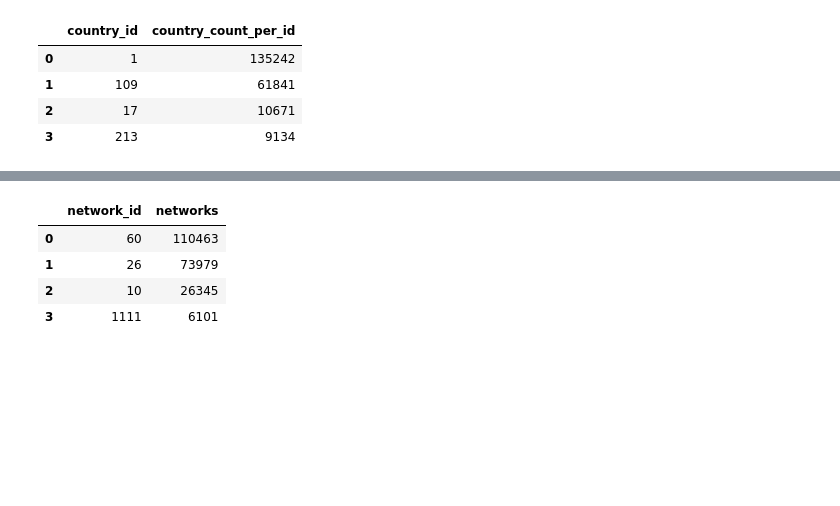
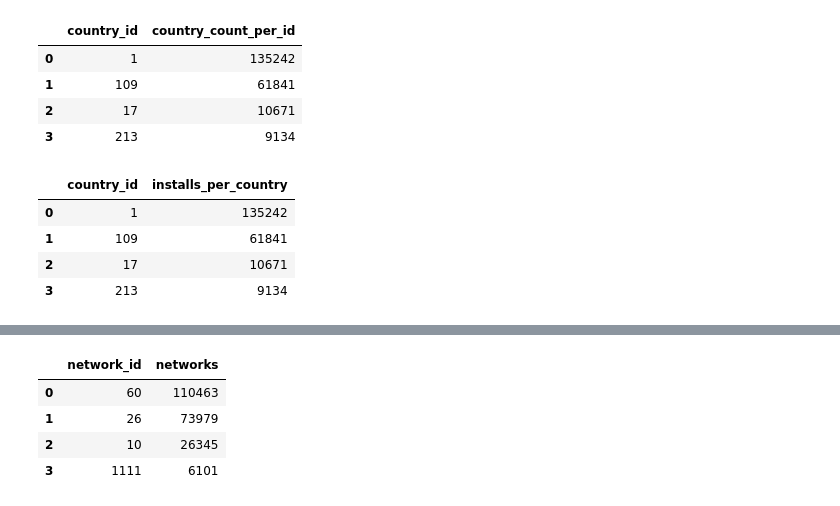
Before and after one commit to roshaan7zafar/JustDice, a Jupyter notebook: main.ipynb, the cells around one changed output, grey strips where cells are left out. Cells and saved outputs as stored; diff of their text form; code cells hidden in the pictures; blank space fills up the shorter version.

```diff
--- a/main.ipynb
+++ b/main.ipynb
@@ -65,4 +65,11 @@ country_count = installs_df.groupby(['country_id']).size().sort_values(ascending
 | 3 | 213 | 9134 |
 # %%
 install_per_country= installs_df.groupby(['country_id'])['install_id'].size().sort_values(ascending=False).reset_index(name='installs_per_country')
+install_per_country
+# %% [output]
+|  | country_id | installs_per_country |
+| 0 | 1 | 135242 |
+| 1 | 109 | 61841 |
+| 2 | 17 | 10671 |
+| 3 | 213 | 9134 |
 # %%
```
Also changed, not shown: parts of 5 cells of this notebook.
